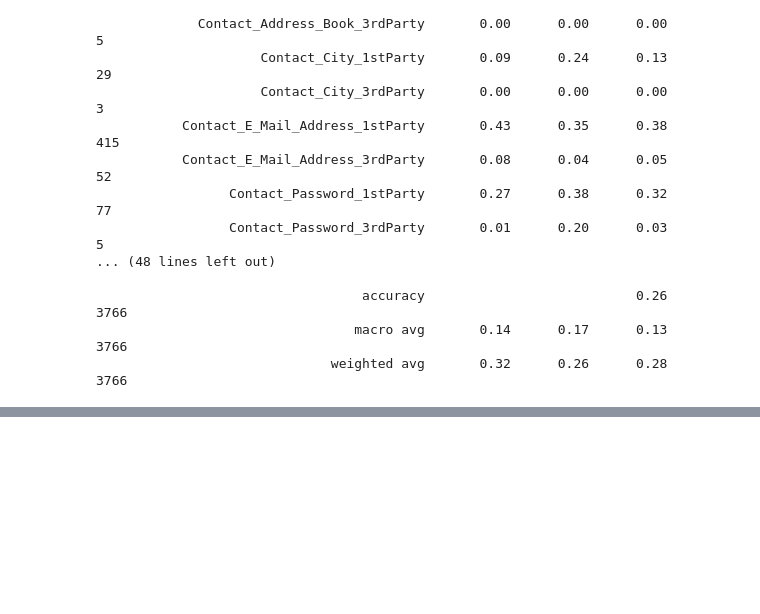
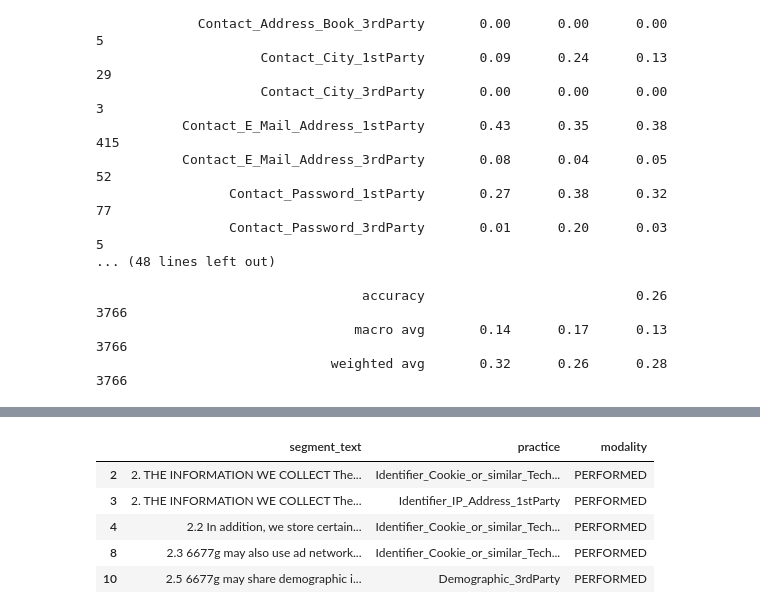
Before and after one commit to TristanKoh/capstone-repo, a Jupyter notebook: code/nlp.ipynb, the cells around one changed output, grey strips where cells are left out. Drawn from its saved outputs; the diff is of its cells as text; code cells hidden in the pictures; blank space fills up the shorter version.

```diff
--- a/code/nlp.ipynb
+++ b/code/nlp.ipynb
@@ -124,0 +140,11 @@ But how to use interpret to visualise the data?
+# %%
+df_segments = df_segments.dropna()
+# %%
+df_segments.head()
+# %% [output]
+|  | segment_text | practice | modality |
+| 2 | 2. THE INFORMATION WE COLLECT The... | Identifier_Cookie_or_similar_Tech... | PERFORMED |
+| 3 | 2. THE INFORMATION WE COLLECT The... | Identifier_IP_Address_1stParty | PERFORMED |
+| 4 | 2.2 In addition, we store certain... | Identifier_Cookie_or_similar_Tech... | PERFORMED |
+| 8 | 2.3 6677g may also use ad network... | Identifier_Cookie_or_similar_Tech... | PERFORMED |
+| 10 | 2.5 6677g may share demographic i... | Demographic_3rdParty | PERFORMED |
```
Also changed, not shown: parts of 15 cells of this notebook.
